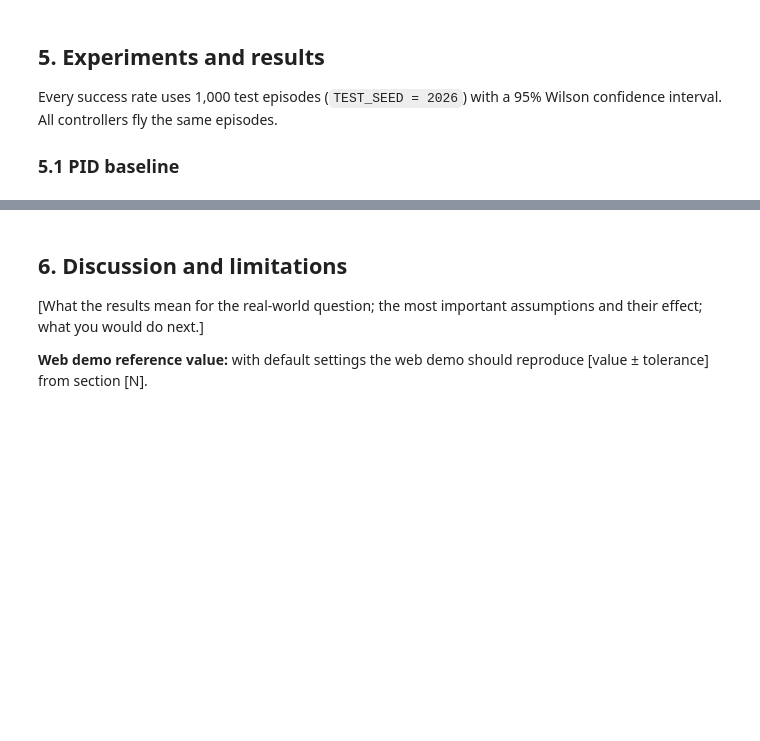
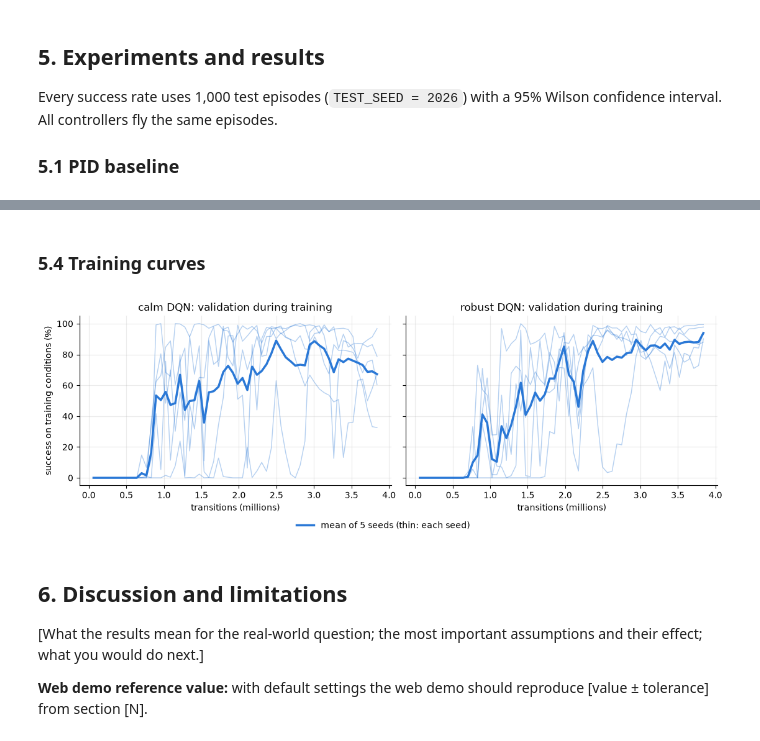
Before and after one commit to nipunmeegoda/rl-rocket-simulator, a Jupyter notebook: notebook/rl-rocket-simulator.ipynb, the cells around one changed output, grey strips where cells are left out. Cells and saved outputs as stored; diff of their text form; code cells hidden in the pictures; blank space fills up the shorter version.

Commit message:
Add DQN agents with domain randomisation and five-seed comparison
Co-Authored-By: Claude Opus 5.5 <noreply@anthropic.com>

```diff
--- a/notebook/rl-rocket-simulator.ipynb
+++ b/notebook/rl-rocket-simulator.ipynb
@@ -565,0 +745,6 @@ PID | unseen wind           92.1%  95% CI [90.3, 93.6]  median fuel 66 kg  failu
+# %%
+for name in AGENTS:
+    for k in TRAIN_SEEDS:
+        label = f"{name} seed {k}"
+        results[label] = report(label, agent(name, k))
+    print()
@@ -565,0 +773,25 @@ PID | unseen wind           92.1%  95% CI [90.3, 93.6]  median fuel 66 kg  failu
+# %%
+T_CRIT = 2.776      # Student t, 4 degrees of freedom, 95%
+def seed_rates(name, sc):
+    return np.array([100 * results[f"{name} seed {k}"][sc.name][0] / N_TEST for k in TRAIN_SEEDS])
+
+print(f"{'controller':12s} {'scenario':22s} success %, mean over training seeds [95% t-interval], range")
+for sc in (CALM, DR_TRAIN, UNSEEN):
+    k, n, lo, hi = results["PID"][sc.name]
+    print(f"{'PID':12s} {sc.name:22s} {100*k/n:5.1f} [{100*lo:.1f}, {100*hi:.1f}] (Wilson)")
+    for name in AGENTS:
+        v = seed_rates(name, sc)
+        h = T_CRIT * v.std(ddof=1) / np.sqrt(len(v))
+        print(f"{name:12s} {sc.name:22s} {v.mean():5.1f} [{max(v.mean()-h, 0):.1f}, {min(v.mean()+h, 100):.1f}]  {v.min():.1f} to {v.max():.1f}")
+
+# Differences in unseen wind (percentage points)
+robust, calm_, pid_ = seed_rates("robust DQN", UNSEEN), seed_rates("calm DQN", UNSEEN), 100 * results["PID"][UNSEEN.name][0] / N_TEST
+d = robust.mean() - calm_.mean()
+v1, v2 = robust.var(ddof=1) / 5, calm_.var(ddof=1) / 5
+df = (v1 + v2)**2 / (v1**2 / 4 + v2**2 / 4)
+from scipy import stats
+h = stats.t.ppf(0.975, df) * np.sqrt(v1 + v2)
+print(f"\nunseen wind: robust - calm = {d:+.1f} points, 95% Welch interval [{d-h:+.1f}, {d+h:+.1f}]")
+h = T_CRIT * robust.std(ddof=1) / np.sqrt(5)
+print(f"unseen wind: robust - PID  = {robust.mean()-pid_:+.1f} points, 95% interval over seeds [{robust.mean()-pid_-h:+.1f}, {robust.mean()-pid_+h:+.1f}]"
+      " (PID rate taken as fixed)")
@@ -566,3 +812,20 @@ PID | unseen wind           92.1%  95% CI [90.3, 93.6]  median fuel 66 kg  failu
+# %% [markdown]
+### 5.4 Training curves
+# %%
+fig, ax = plt.subplots(1, 2, figsize=(11, 3.8), layout="constrained", sharey=True)
+for a_, name in zip(ax, AGENTS):
+    for i, k in enumerate(TRAIN_SEEDS):
+        h = saved[f"{name} {k}"]["history"].numpy()
+        a_.plot(h[:, 0] / 1e6, 100 * h[:, 1], color=BLUE, lw=1, alpha=0.35)
+    mean = 100 * np.mean([saved[f"{name} {k}"]["history"].numpy()[:, 1] for k in TRAIN_SEEDS], axis=0)
+    a_.plot(h[:, 0] / 1e6, mean, color=BLUE, lw=2.5, label="mean of 5 seeds (thin: each seed)")
+    a_.set(title=f"{name}: validation during training", xlabel="transitions (millions)")
+    a_.grid(alpha=0.25); a_.spines[["top", "right"]].set_visible(False)
+ax[0].set_ylabel("success on training conditions (%)")
+fig.legend(*ax[0].get_legend_handles_labels(), loc="outside lower center", frameon=False)
+plt.show()
+# %% [output]
+[figure, added]
 # %% [markdown]
 ## 6. Discussion and limitations
 
```
Also changed, not shown: parts of 15 cells of this notebook, 3 other files.
